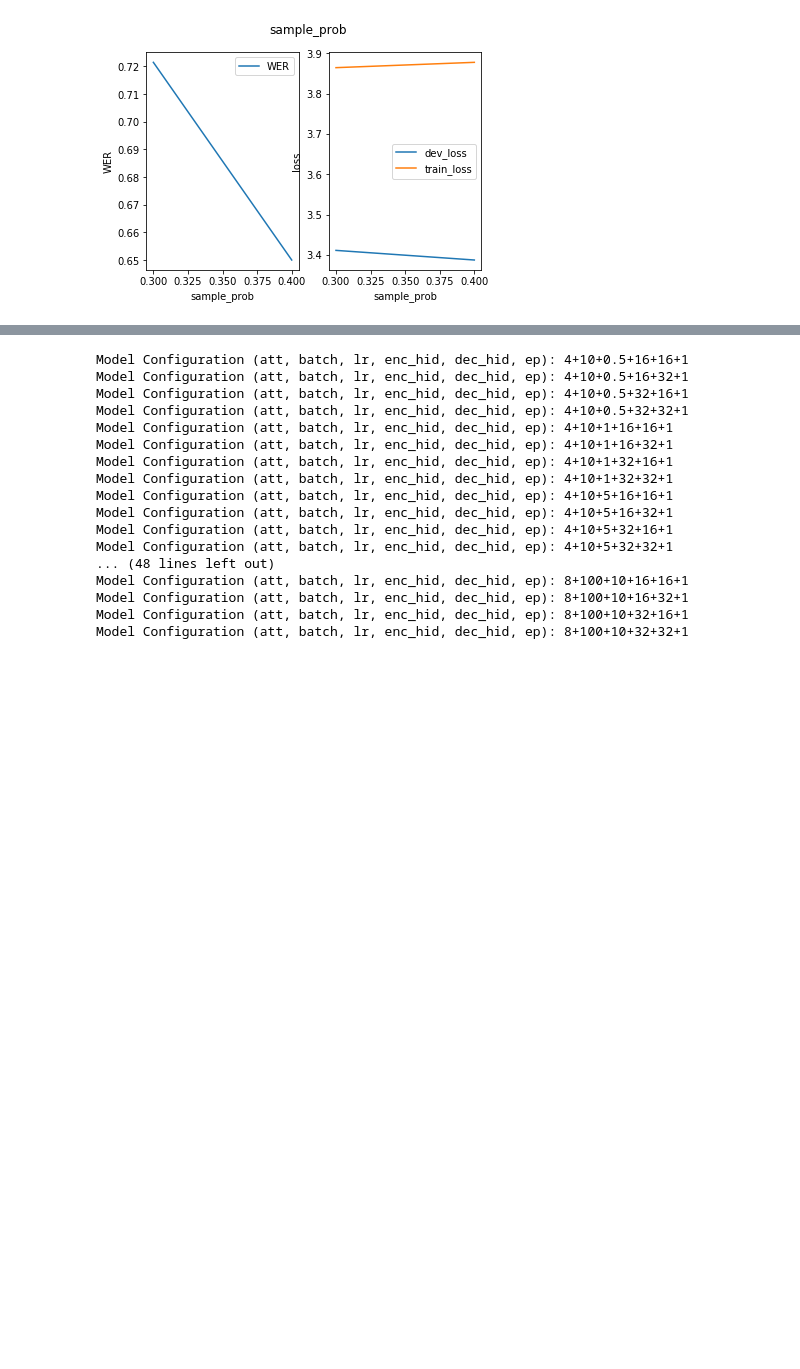
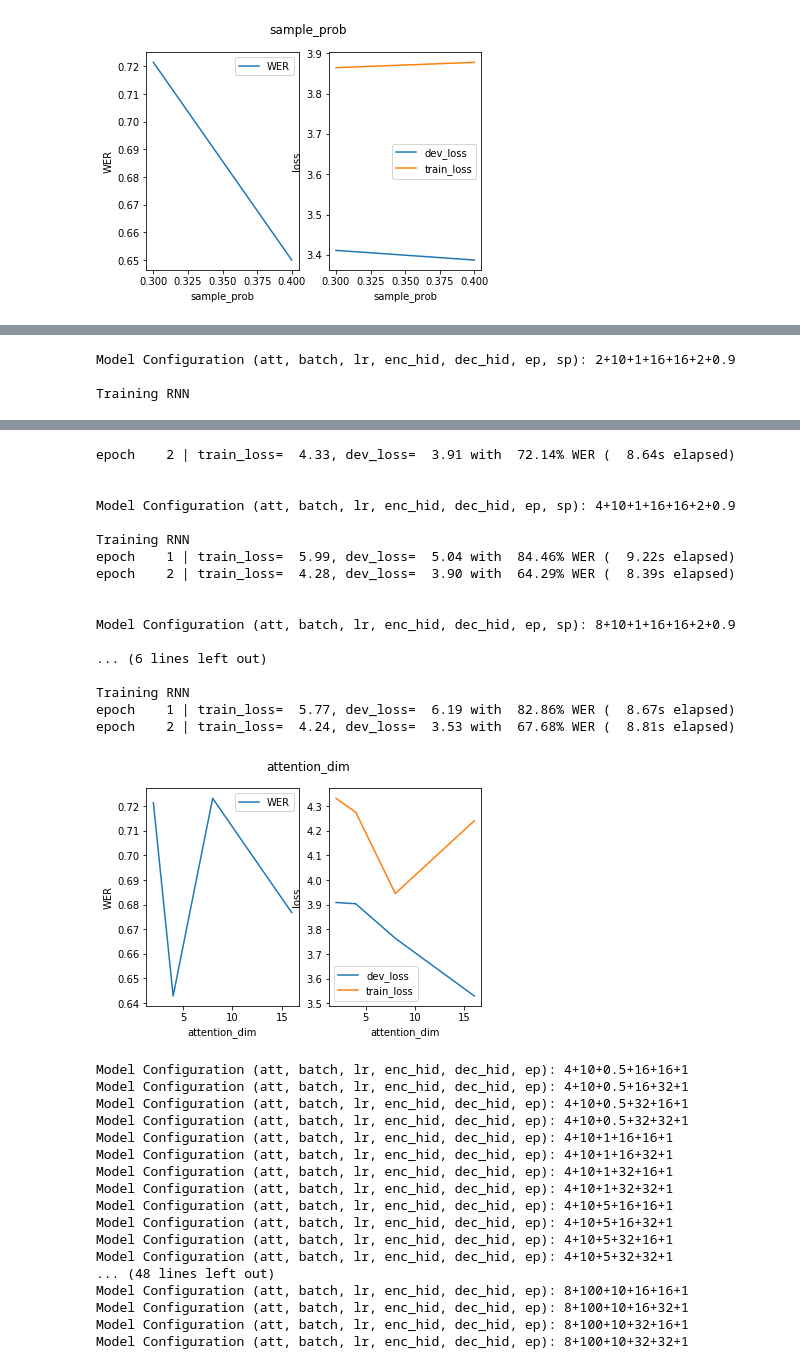
Before and after one commit to RuolinZheng08/ttic31110-speech-technologies, a Jupyter notebook: hw4_hybrid_rnn/hw4_rnn.ipynb, the cells around one changed output, grey strips where cells are left out. Drawn from its saved outputs; the diff is of its cells as text; code cells hidden in the pictures; blank space fills up the shorter version.

Commit message:
Add attention experiment

```diff
--- a/hw4_hybrid_rnn/hw4_rnn.ipynb
+++ b/hw4_hybrid_rnn/hw4_rnn.ipynb
@@ -242,7 +242,7 @@ epoch    4 | train_loss=  3.13, dev_loss=  3.02 with  57.50% WER ( 11.85s elapse
 epoch    5 | train_loss=  2.80, dev_loss=  3.60 with  60.71% WER (  9.25s elapsed)
 [figure]
 # %%
-best, plotting = tune({})
+best, plotting = tune({'attention_dim': 8})
 plot_wer_loss(best, plotting)
 # %% [output]
 Model Configuration (att, batch, lr, enc_hid, dec_hid, ep, sp): 8+10+1+16+16+5+0.9
@@ -304,0 +284,6 @@ ZeroDivisionError: float division by zero
+# %%
+experiment('attention_dim', [2, 4, 8, 16])
+# %% [output]
+Model Configuration (att, batch, lr, enc_hid, dec_hid, ep, sp): 2+10+1+16+16+2+0.9
+
+Training RNN
@@ -305,3 +291,21 @@ ZeroDivisionError: float division by zero
+epoch    2 | train_loss=  4.33, dev_loss=  3.91 with  72.14% WER (  8.64s elapsed)
+
+
+Model Configuration (att, batch, lr, enc_hid, dec_hid, ep, sp): 4+10+1+16+16+2+0.9
+
+Training RNN
+epoch    1 | train_loss=  5.99, dev_loss=  5.04 with  84.46% WER (  9.22s elapsed)
+epoch    2 | train_loss=  4.28, dev_loss=  3.90 with  64.29% WER (  8.39s elapsed)
+
+
+Model Configuration (att, batch, lr, enc_hid, dec_hid, ep, sp): 8+10+1+16+16+2+0.9
+
+... (6 lines left out)
+
+Training RNN
+epoch    1 | train_loss=  5.77, dev_loss=  6.19 with  82.86% WER (  8.67s elapsed)
+epoch    2 | train_loss=  4.24, dev_loss=  3.53 with  67.68% WER (  8.81s elapsed)
+[figure, added]
 # %%
 # naive grid search through different parameters
 # atts = [None, 4, 8]
```
Also changed, not shown: parts of 5 cells of this notebook.
